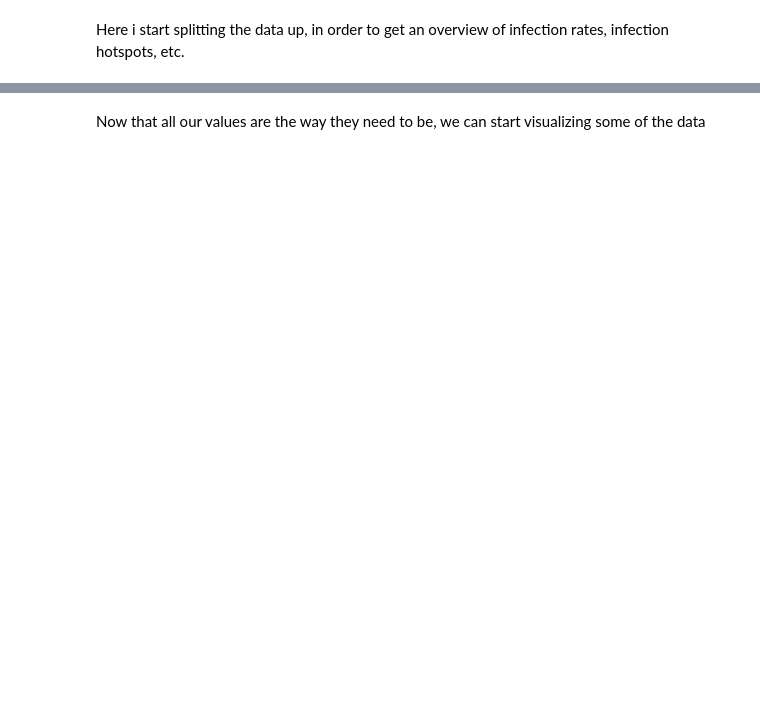
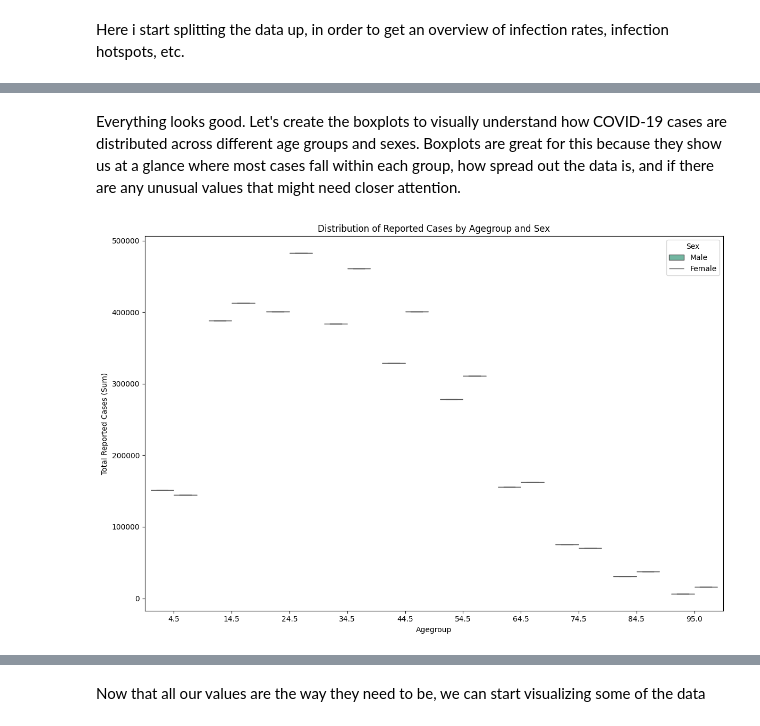
Before and after one commit to CamielAdriaens/CovidPrediction, a Jupyter notebook: covidprediction version 2.ipynb, the cells around one changed output, grey strips where cells are left out. Drawn from its saved outputs; the diff is of its cells as text; code cells hidden in the pictures; blank space fills up the shorter version.

```diff
--- a/covidprediction version 2.ipynb
+++ b/covidprediction version 2.ipynb
@@ -593,0 +638,22 @@ infections_df
+# %% [markdown]
+Everything looks good. Let's create the boxplots to visually understand how COVID-19 cases are distributed across different age groups and sexes. Boxplots are great for this because they show us at a glance where most cases fall within each group, how spread out the data is, and if there are any unusual values that might need closer attention.
+# %%
+import seaborn as sns
+import matplotlib.pyplot as plt
+
+# Assuming 'aggregated_df' is already defined and contains aggregated data
+
+# Create boxplot with adjusted settings
+plt.figure(figsize=(12, 8))
+sns.boxplot(x='Agegroup_numerical', y='total_reported', hue='Sex_numerical', data=aggregated_df, palette='Set2', showfliers=False, whis=[5, 95])
+plt.title('Distribution of Reported Cases by Agegroup and Sex')
+plt.xlabel('Agegroup')
+plt.ylabel('Total Reported Cases (Sum)')
+
+# Customize legend
+plt.legend(title='Sex', labels=['Male', 'Female'])
+
+plt.tight_layout()
+plt.show()
+# %% [output]
+[figure, added]
```
Also changed, not shown: parts of 121 cells of this notebook, 1 other file.
